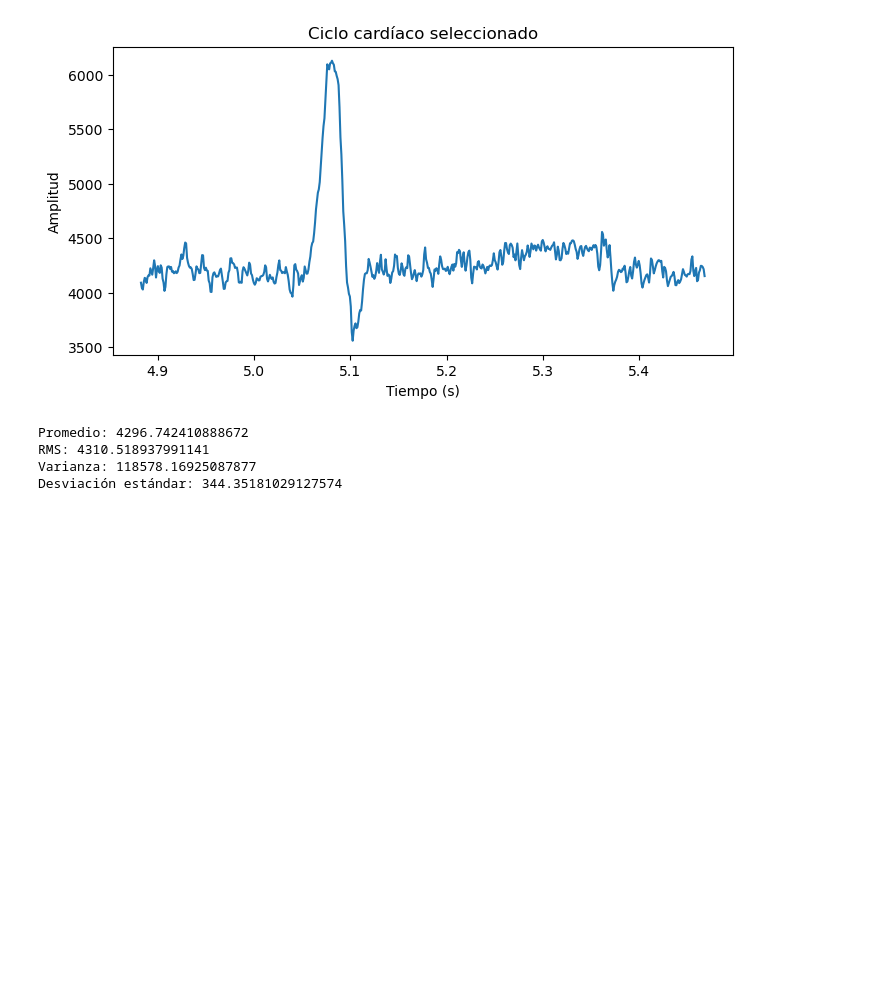
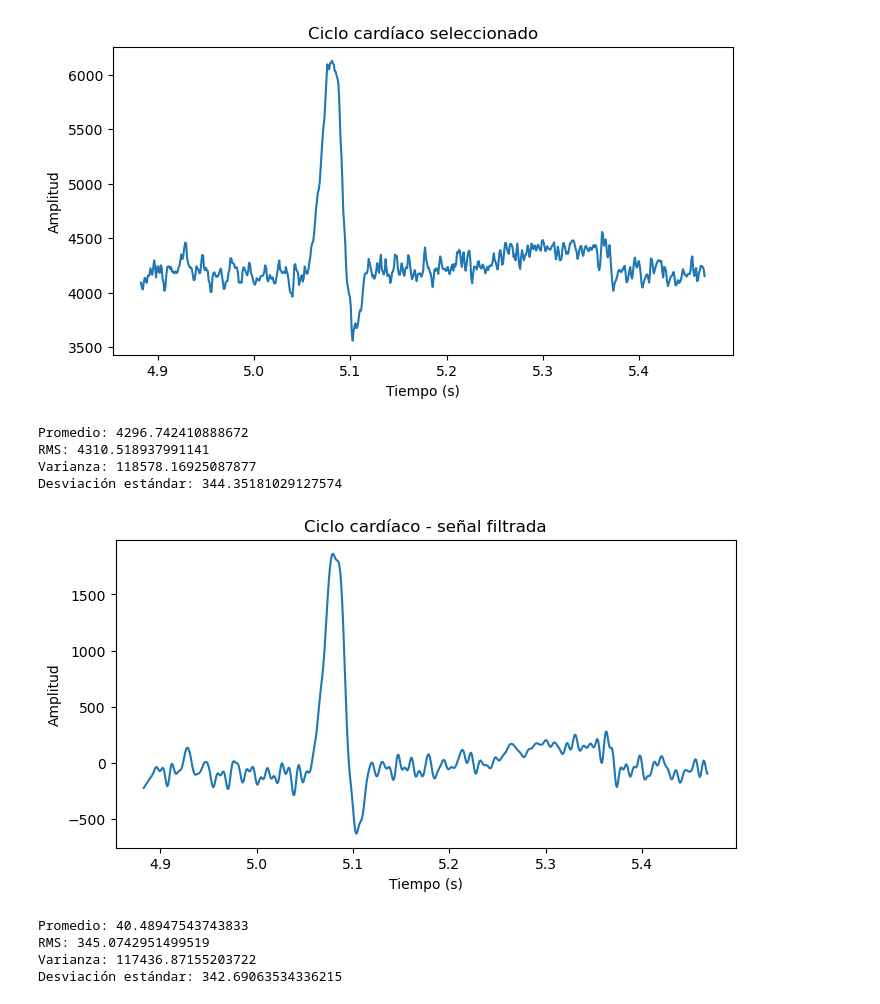
Before and after one commit to marianavasquezr/LAB_BIOSENALES, a Jupyter notebook: Practica 3/Practica3.ipynb, the cells around one changed output. Cells and saved outputs as stored; diff of their text form; code cells hidden in the pictures; blank space fills up the shorter version.

```diff
--- a/Practica 3/Practica3.ipynb
+++ b/Practica 3/Practica3.ipynb
@@ -129,3 +129,31 @@ Promedio: 4296.742410888672
 RMS: 4310.518937991141
 Varianza: 118578.16925087877
 Desviación estándar: 344.35181029127574
+# %%
+ciclo_filtrado = filtered[inicio:fin]
+t_ciclo = t[inicio:fin]
+
+plt.figure(figsize=(8,4))
+plt.plot(t_ciclo, ciclo_filtrado)
+plt.title("Ciclo cardíaco - señal filtrada")
+plt.xlabel("Tiempo (s)")
+plt.ylabel("Amplitud")
+
+plt.show()
+# %% [output]
+[figure, added]
+# %%
+media_f = np.mean(ciclo_filtrado)
+rms_f = calcular_rms(ciclo_filtrado)
+varianza_f = np.var(ciclo_filtrado)
+desviacion_f = np.std(ciclo_filtrado)
+
+print("Promedio:", media_f)
+print("RMS:", rms_f)
+print("Varianza:", varianza_f)
+print("Desviación estándar:", desviacion_f)
+# %% [output]
+Promedio: 40.48947543743833
+RMS: 345.0742951499519
+Varianza: 117436.87155203722
+Desviación estándar: 342.69063534336215
```
Also changed, not shown: parts of 5 cells of this notebook.
